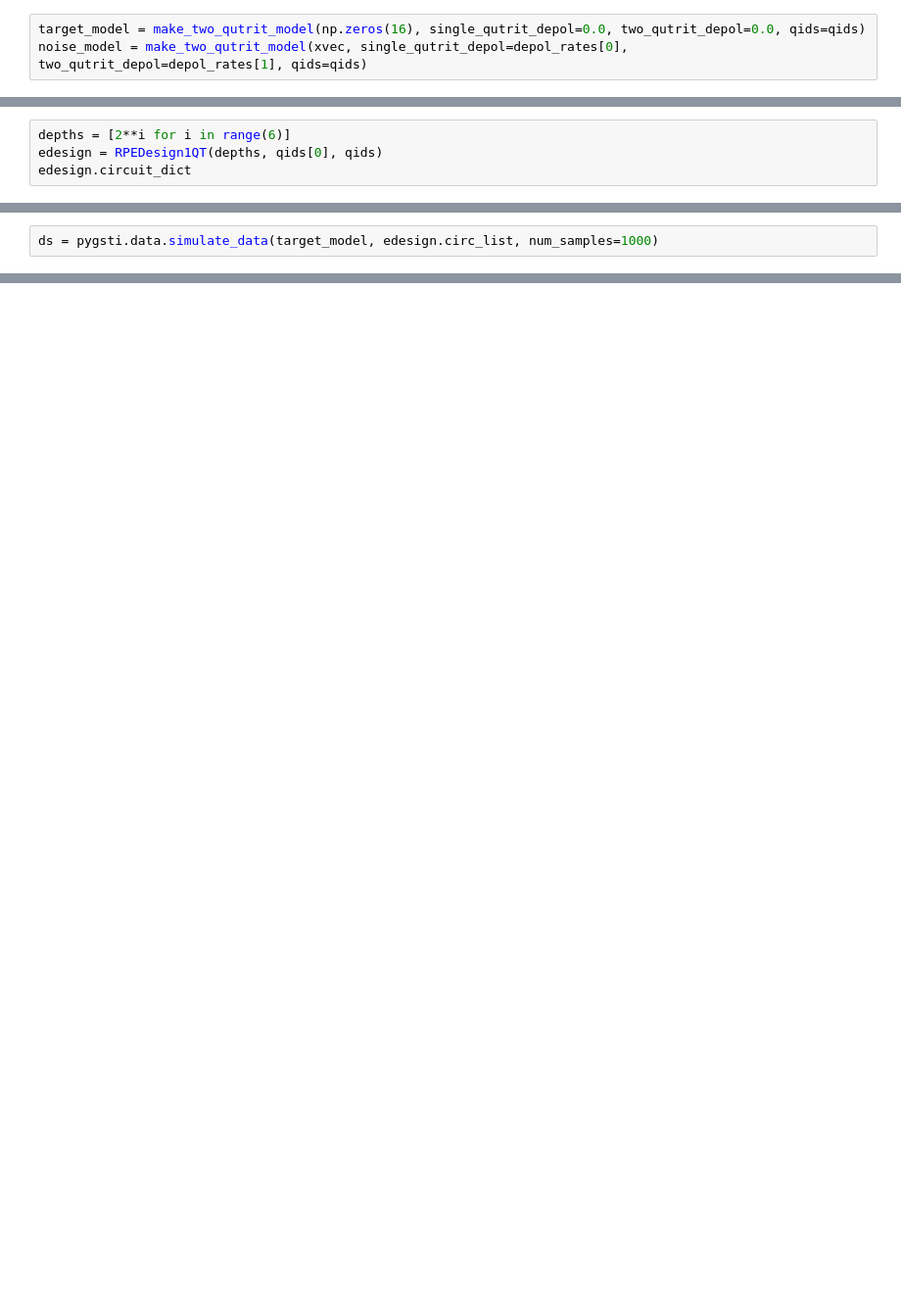
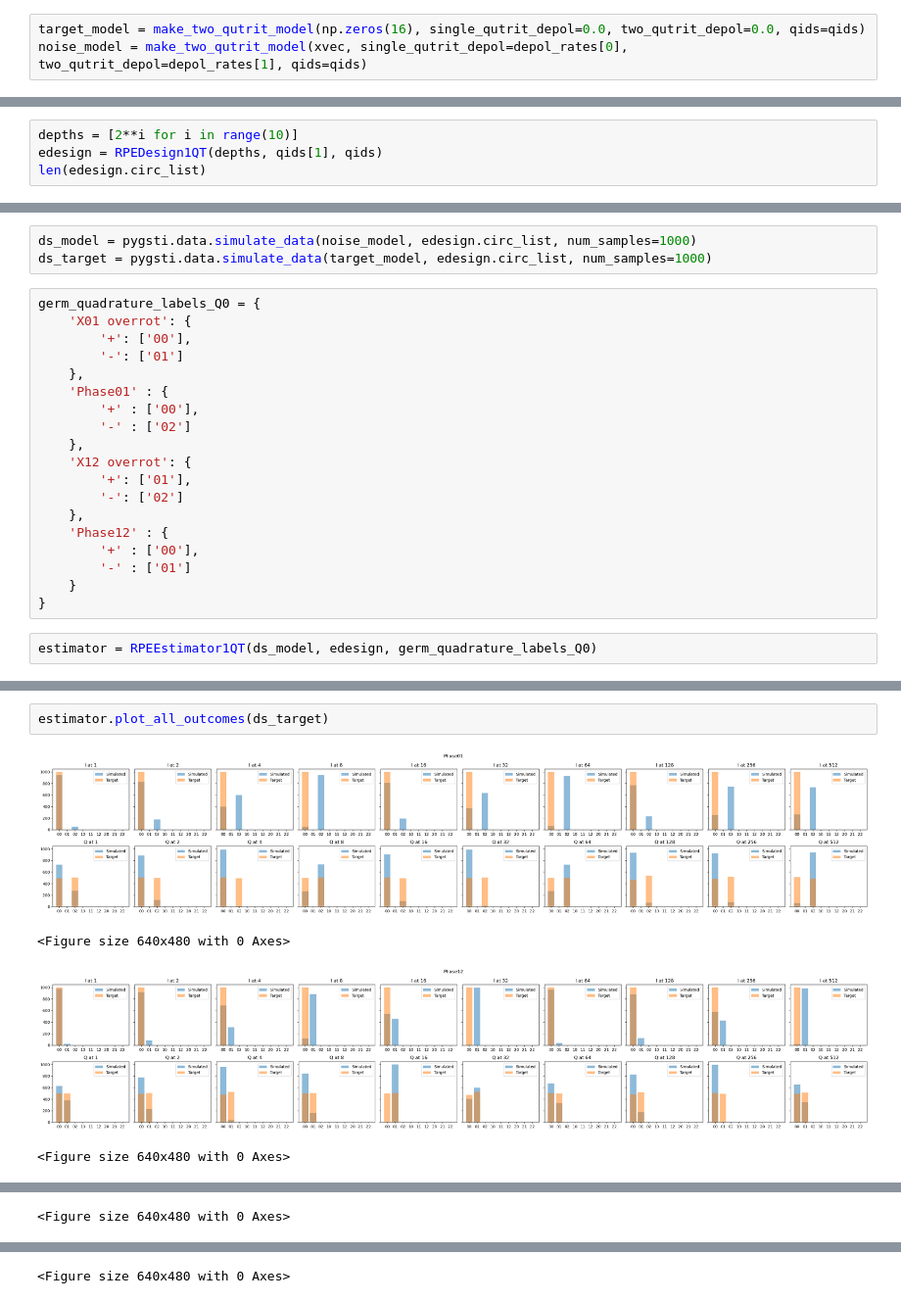
Before and after one commit to jpmarceaux/QutritRPE, a Jupyter notebook: qutrit_rpe.ipynb, the cells around one changed output, grey strips where cells are left out. Shown: that part at 98% size. Drawn from its saved outputs; the diff is of its cells as text; blank space fills up the shorter version.

```diff
--- a/qutrit_rpe.ipynb
+++ b/qutrit_rpe.ipynb
@@ -189,5 +76,5 @@ class RPEDesign1QT:
 # %%
-depths = [2**i for i in range(6)]
-edesign = RPEDesign1QT(depths, qids[0], qids)
-edesign.circuit_dict
+depths = [2**i for i in range(10)]
+edesign = RPEDesign1QT(depths, qids[1], qids)
+len(edesign.circ_list)
 # %% [output]
@@ -228,2 +87,24 @@ OutcomeLabelDict([(('00',), 0.6249999999999961),
 # %%
-ds = pygsti.data.simulate_data(target_model, edesign.circ_list, num_samples=1000)
+ds_model = pygsti.data.simulate_data(noise_model, edesign.circ_list, num_samples=1000)
+ds_target = pygsti.data.simulate_data(target_model, edesign.circ_list, num_samples=1000)
+# %%
+germ_quadrature_labels_Q0 = {
+    'X01 overrot': {
+        '+': ['00'],
+        '-': ['01']
+    },
+    'Phase01' : {
+        '+' : ['00'],
+        '-' : ['02']
+    },
+    'X12 overrot': {
+        '+': ['01'],
+        '-': ['02']
+    },
+    'Phase12' : {
+        '+' : ['00'],
+        '-' : ['01']
+    }
+}
+# %%
+estimator = RPEEstimator1QT(ds_model, edesign, germ_quadrature_labels_Q0)
@@ -229,0 +132,7 @@ ds = pygsti.data.simulate_data(target_model, edesign.circ_list, num_samples=1000
+# %%
+estimator.plot_all_outcomes(ds_target)
+# %% [output]
+[figure, added]
+<Figure size 640x480 with 0 Axes>
+[figure, added]
+<Figure size 640x480 with 0 Axes>
@@ -229,0 +140 @@ ds = pygsti.data.simulate_data(target_model, edesign.circ_list, num_samples=1000
+<Figure size 640x480 with 0 Axes>
@@ -229,0 +142 @@ ds = pygsti.data.simulate_data(target_model, edesign.circ_list, num_samples=1000
+<Figure size 640x480 with 0 Axes>
```
Also changed, not shown: parts of 25 cells of this notebook, 1 other file.
